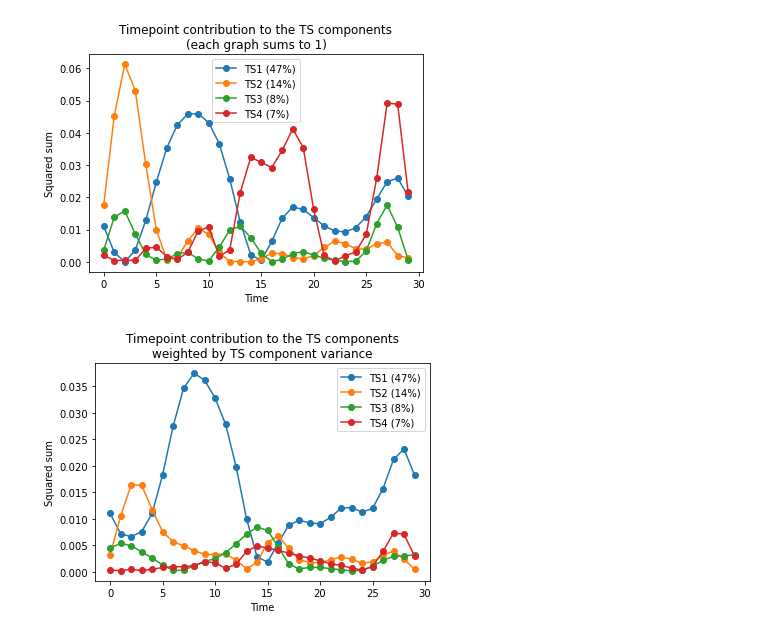
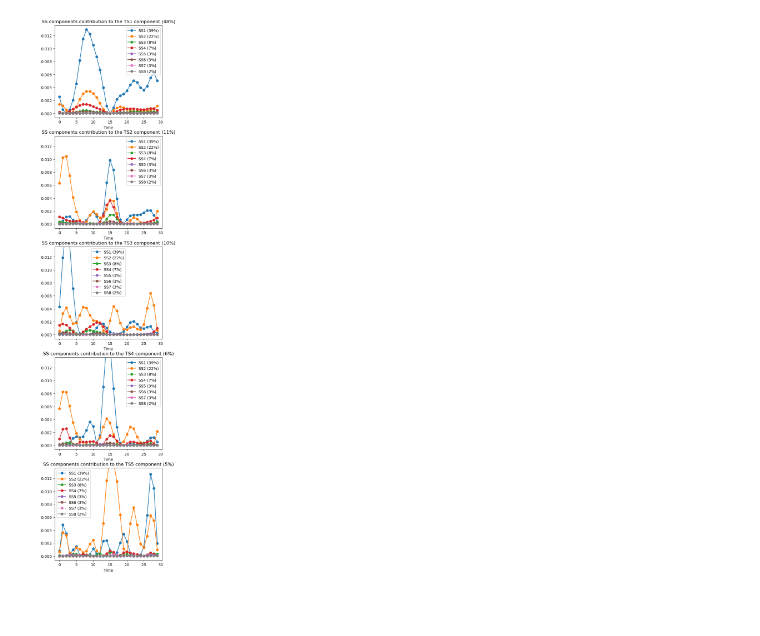
Before and after one commit to stoniah/shape_analysis, a Jupyter notebook: analyzing_pca_scores.ipynb, the cells around one changed output. Cells and saved outputs as stored; diff of their text form; code cells hidden in the pictures; blank space fills up the shorter version.

```diff
--- a/analyzing_pca_scores.ipynb
+++ b/analyzing_pca_scores.ipynb
@@ -4,5 +4,5 @@ import pandas as pd
 import matplotlib.pyplot as plt
 from pathlib import Path
 # %%
-root_dir = Path('results_from_norm')
+root_dir = Path("results_from_norm/")
 # %%
@@ -109,25 +294,32 @@ plt.savefig(root_dir.joinpath(title + '.png'))
-# %%
-n_ts_comps = 5
-for i, comp in enumerate(ts_components.reshape(-1, 30, len(ss_variance))[:n_ts_comps]):
-    plt.plot(np.sum(comp[:,::len(ss_variance)] ** 2, axis=1), label=f'TS{i+1} ({ts_variance[i]*100:0.0f}%)', marker='o')
-plt.legend()
-plt.xlabel('Time')
-plt.ylabel('Squared sum')
-title = 'Timepoint contribution to the TS components\n(each graph sums to 1)'
-plt.title(title)
-plt.savefig(root_dir.joinpath(title + '.png'))
-# %% [output]
-[figure, removed]
 # %%
+n_ss_comps = 4
 n_ts_comps = 5
-for i, comp in enumerate(ts_components.reshape(-1, 30, len(ss_variance))[:n_ts_comps]):
-    squared_sum = np.sum(comp[:,:len(ss_variance)] ** 2, axis=1)
-    variance = ts_variance[i]
-    plt.plot(squared_sum * variance, label=f'TS{i+1} ({variance*100:0.0f}%)', marker='o')
-plt.legend()
-plt.xlabel('Time')
-plt.ylabel('Squared sum')
-plt.title('Timepoint contribution to the TS components\nweighted by TS component variance')
-plt.savefig(root_dir.joinpath(title + '.png'))
+box_size = 5
+plt.figure(figsize=(box_size, box_size * n_ts_comps))
+title = f"SS components contribution to TS components shown in time.png"
+for i, ts_comp in enumerate(
+    ts_components.reshape(-1, 30, len(ss_variance))[:n_ts_comps]
+):
+    plt.subplot(n_ts_comps, 1, i + 1)
+    for j, ss_comp in enumerate(ts_comp.T):
+        variance = ts_variance[i]
+        squares = ss_comp**2
+        # plt.plot(squares * variance, label=f'SS{j+1} ({ss_variance[j]*100:0.0f}%)', marker='o')
+        plt.plot(
+            squares * ss_variance[j],
+            label=f"SS{j+1} ({ss_variance[j]*100:0.0f}%)",
+            marker="o",
+        )
+        plt.legend()
+        plt.xlabel("Time")
+        # plt.ylabel(f'SS{i+1}')
+        plt.title(
+            f"SS components contribution to the TS{i+1} component ({ts_variance[i]*100:0.0f}%)"
+        )
+    if i == 0:
+        ylim = plt.ylim()
+    else:
+        plt.ylim(ylim)
+plt.savefig(root_dir.joinpath(title))
 # %% [output]
-[figure, old version]
+[figure, new version]
```
Also changed, not shown: parts of 17 cells of this notebook, 18 other files.
